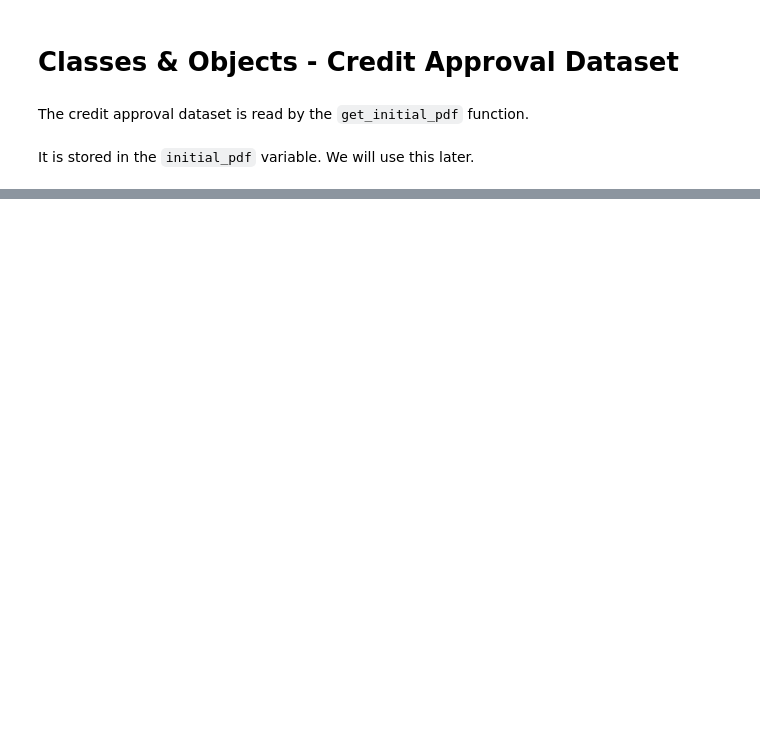
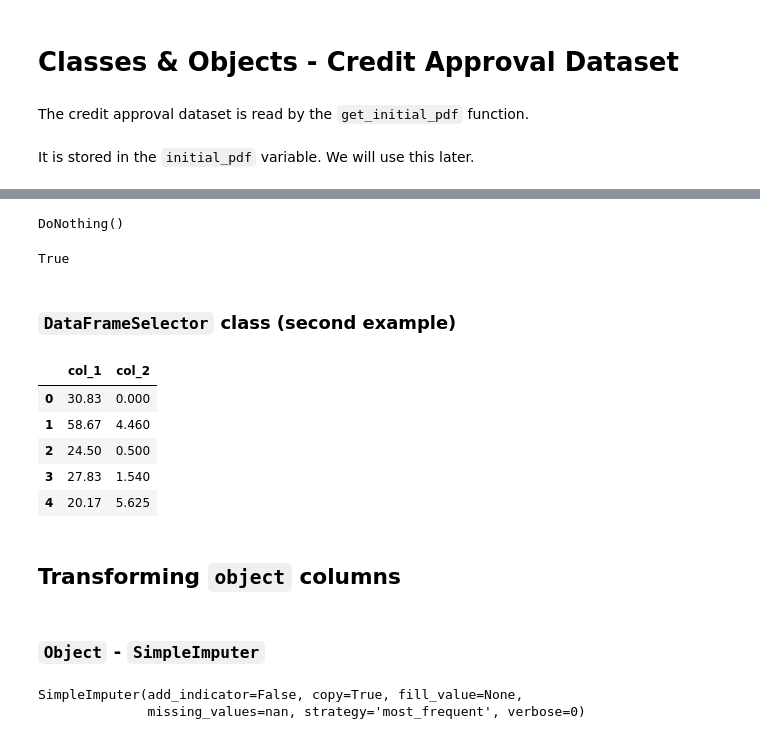
Before and after one commit to data-space/datalab-notebooks, a Jupyter notebook: Python/9. Temporary/Credit_approval_Oct8.ipynb, the cells around one changed output, grey strips where cells are left out. Saved outputs shown, nothing was run; the diff lists cells and outputs as text; code cells hidden in the pictures; blank space fills up the shorter version.

```diff
--- a/Python/9. Temporary/Credit_approval_Oct8.ipynb
+++ b/Python/9. Temporary/Credit_approval_Oct8.ipynb
@@ -41,0 +20,4 @@ memory usage: 86.3+ KB
+# %%
+initial_pdf = get_initial_pdf()
+float_pdf   = initial_pdf.select_dtypes(include='float')
+object_pdf  = initial_pdf.select_dtypes(include='object')
@@ -43,0 +101,4 @@ memory usage: 86.3+ KB
+# %%
+no_op.fit(initial_pdf)
+# %% [output]
+DoNothing()
@@ -43,0 +107,31 @@ memory usage: 86.3+ KB
+# %%
+transformed_pdf.equals(initial_pdf)
+# %% [output]
+True
+# %% [markdown]
+### `DataFrameSelector` class (second example)
+# %%
+class DataFrameSelector(BaseEstimator, TransformerMixin):
+  def __init__(self, attribute_names=[]):
+    self.attribute_names = attribute_names
+  def fit(self, X, y=None):
+    return self
+  def transform(self, X):
+    return X[self.attribute_names]
+# %%
+(DataFrameSelector(attribute_names=['col_1','col_2'])
+.fit(float_pdf)
+.transform(float_pdf)
+.head()
+)
+# %% [output]
+|  | col_1 | col_2 |
+| 0 | 30.83 | 0.000 |
+| 1 | 58.67 | 4.460 |
+| 2 | 24.50 | 0.500 |
+| 3 | 27.83 | 1.540 |
+| 4 | 20.17 | 5.625 |
+# %% [markdown]
+## Transforming `object` columns
+# %% [markdown]
+### `Object` - `SimpleImputer`
@@ -43,0 +144,5 @@ memory usage: 86.3+ KB
+# %%
+imp.fit(object_pdf)
+# %% [output]
+SimpleImputer(add_indicator=False, copy=True, fill_value=None,
+              missing_values=nan, strategy='most_frequent', verbose=0)
```
Also changed, not shown: parts of 77 cells of this notebook.
